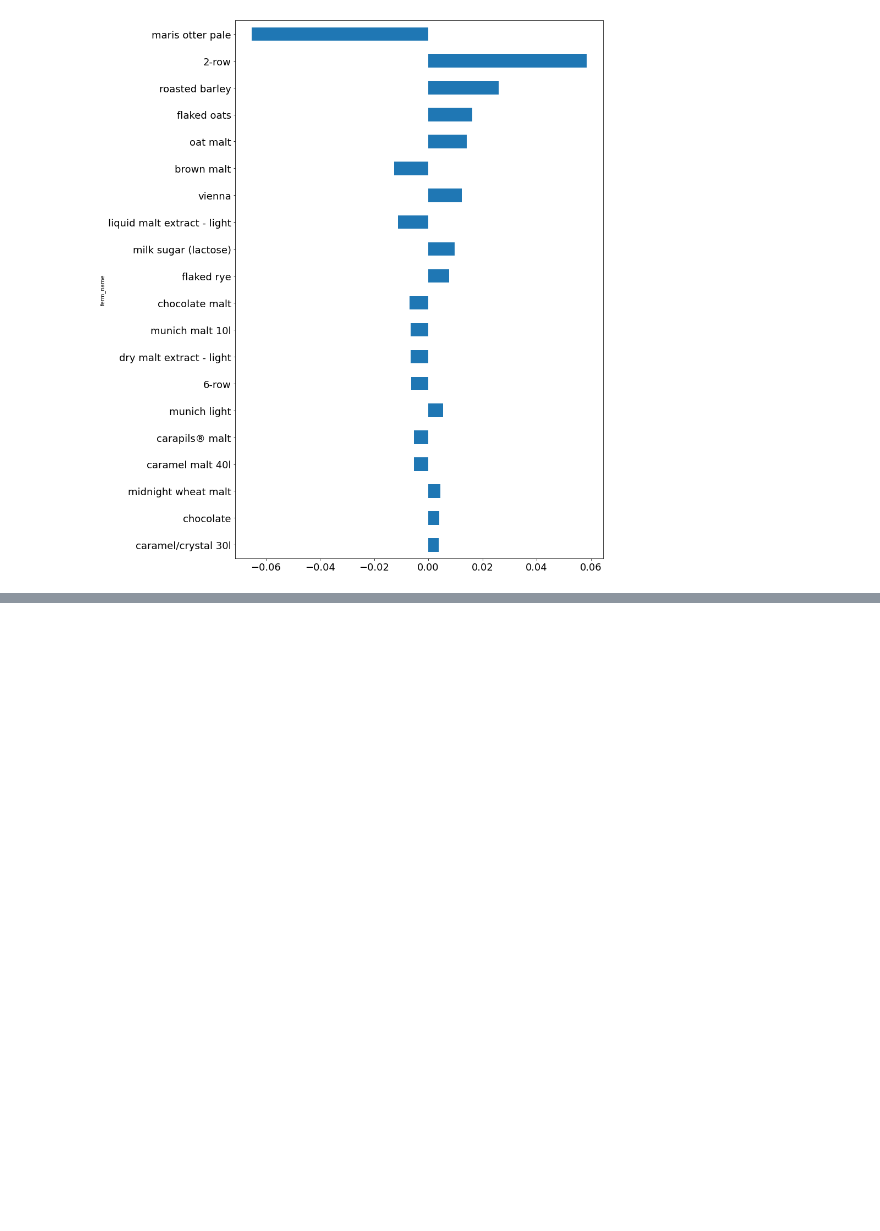
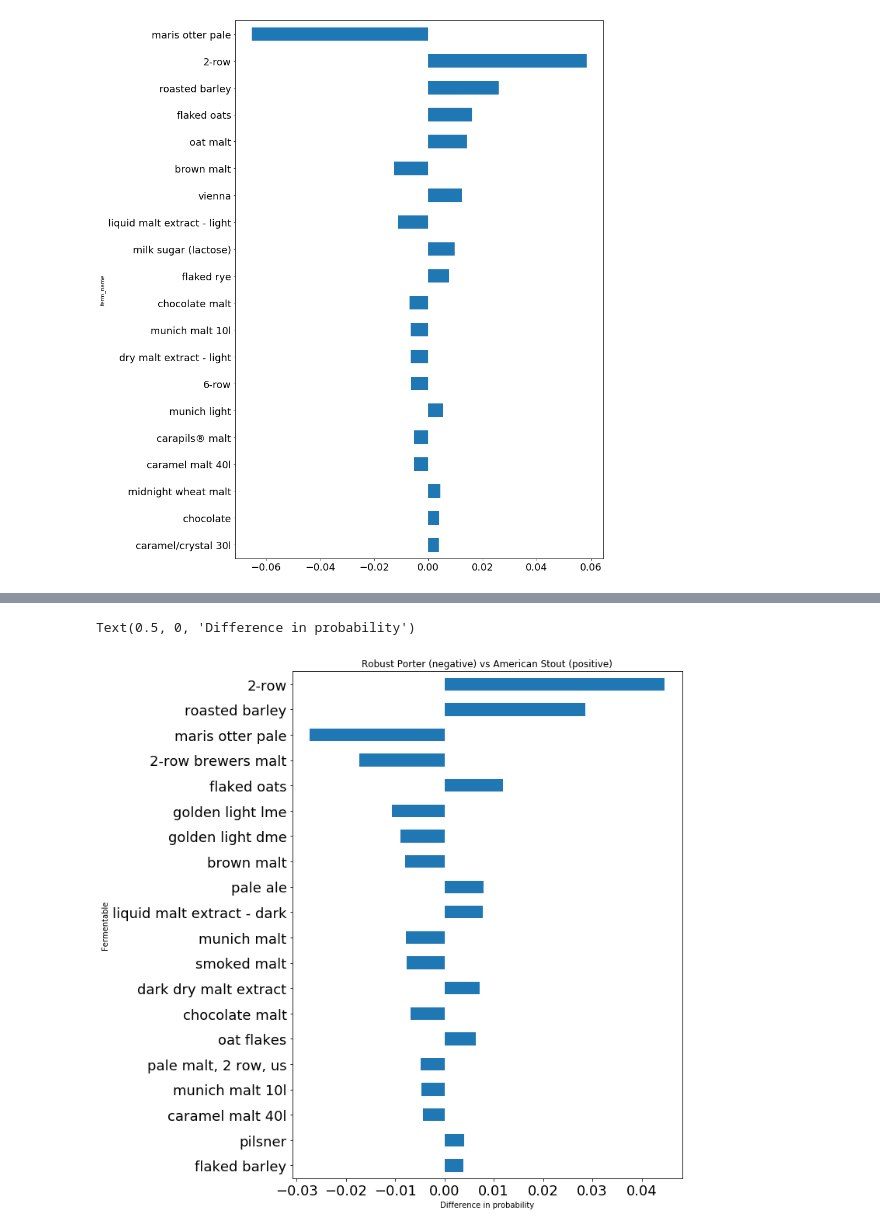
Before and after one commit to rmwoods/beer.ai, a Jupyter notebook: notebooks/Beer Style Differences.ipynb, the cells around one changed output, grey strips where cells are left out. Drawn from its saved outputs; the diff is of its cells as text; code cells hidden in the pictures; blank space fills up the shorter version.

```diff
--- a/notebooks/Beer Style Differences.ipynb
+++ b/notebooks/Beer Style Differences.ipynb
@@ -157,0 +250,2 @@ ferms_by_mass["dif"].iloc[-20:].plot(kind="barh", stacked=False, figsize=(12,18)
+# %%
+mean_ferm_pct_of_grain_bill = (by_style_ferm_recipe / by_style_recipe).mean(level=[0,2])
@@ -157,0 +268,19 @@ ferms_by_mass["dif"].iloc[-20:].plot(kind="barh", stacked=False, figsize=(12,18)
+# %%
+average_bill = mean_ferm_pct_of_grain_bill * prob_ferm_by_style / average_bill.groupby("style_name").sum()
+# %%
+average_bill = average_bill.reset_index()
+ferms_by_mass = average_bill.pivot_table(index="ferm_name", columns="style_name", dropna=False)
+ferms_by_mass.columns = ferms_by_mass.columns.droplevel()
+# %%
+ferms_by_mass["tot"] = ferms_by_mass.sum(axis=1)
+ferms_by_mass["dif"] = ferms_by_mass["american stout"] - ferms_by_mass["robust porter"]
+ferms_by_mass["absdif"] = (ferms_by_mass["american stout"] - ferms_by_mass["robust porter"]).abs()
+ferms_by_mass = ferms_by_mass.sort_values("absdif", na_position="first")
+# %%
+ax = ferms_by_mass.iloc[-20:, 3].plot(kind="barh", stacked=False, figsize=(9,12), fontsize=18)
+ax.set_title("Robust Porter (negative) vs American Stout (positive)")
+ax.set_ylabel("Fermentable")
+ax.set_xlabel("Difference in probability")
+# %% [output]
+Text(0.5, 0, 'Difference in probability')
+[figure, added]
```
Also changed, not shown: parts of 22 cells of this notebook.
